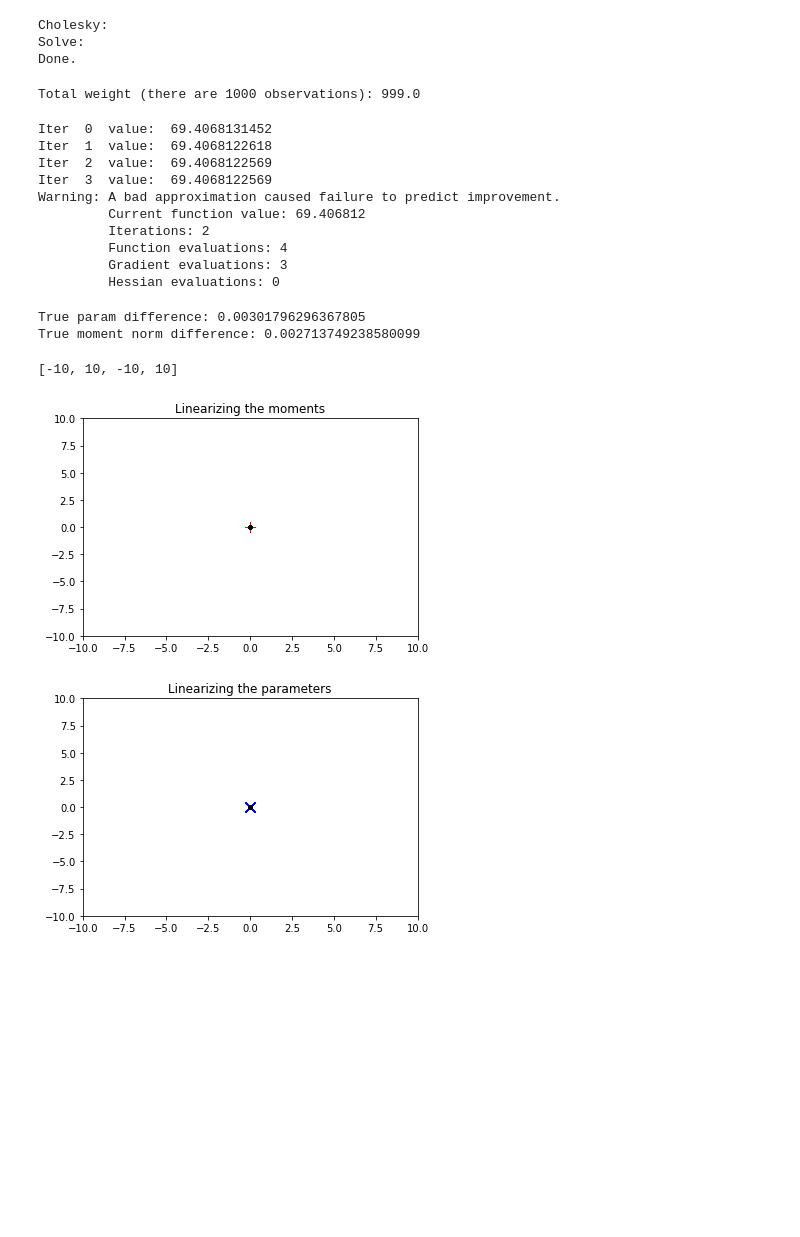
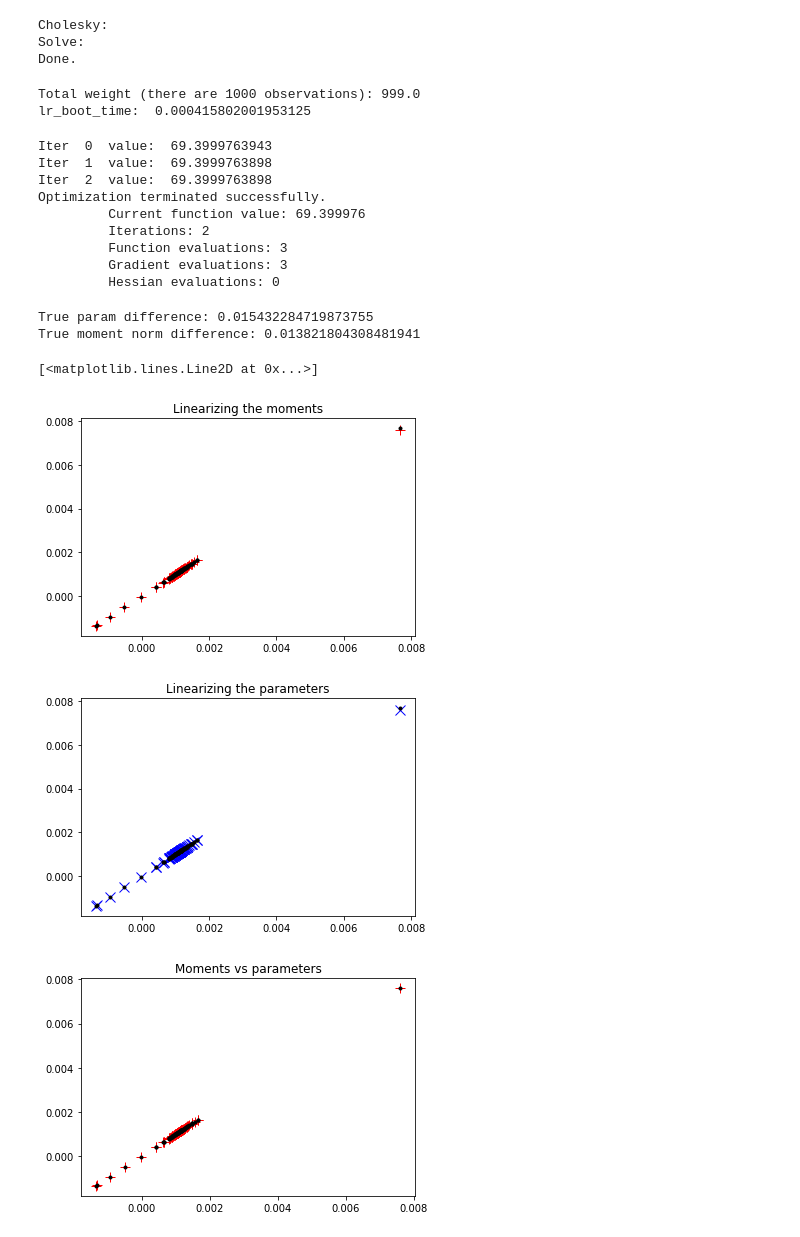
Before and after one commit to rgiordan/LinearResponseVariationalBayes.py, a Jupyter notebook: Models/LogisticGLMM/BootstrapLogisticGLMM.ipynb, the cells around one changed output. Saved outputs shown, nothing was run; the diff lists cells and outputs as text; code cells hidden in the pictures; blank space fills up the shorter version.

```diff
--- a/Models/LogisticGLMM/BootstrapLogisticGLMM.ipynb
+++ b/Models/LogisticGLMM/BootstrapLogisticGLMM.ipynb
@@ -283,8 +283,11 @@ else:
 
 print('Total weight (there are {} observations): {}'.format(NObs, np.sum(boot_draw)))
 
+lr_boot_time = time.time()
 lr_param_diff = param_boot_mat * (np.squeeze(boot_draw) - 1.0)
+lr_boot_time = time.time() - lr_boot_time
 
+print('lr_boot_time: ', lr_boot_time)
 # Optionally, try taking a Newton step using the Hessian.
 # model_weight_grad = glmm_bootstrap_object.get_model_weight_grad(
 #     base_free_par + lr_param_diff, boot_draw)
@@ -294,23 +297,23 @@ lr_param_diff = param_boot_mat * (np.squeeze(boot_draw) - 1.0)
 # print(np.max(np.abs(boot_newton_step)))
 # %% [output]
 Total weight (there are 1000 observations): 999.0
+lr_boot_time:  0.000415802001953125
 # %%
 #preconditioner = sp.sparse.diags([1 / np.sqrt(kl_hess.diagonal())], [0])
-# cond_init = sp.sparse.linalg.spsolve(preconditioner, base_free_par + lr_param_diff)
-cond_init = sp.sparse.linalg.spsolve(preconditioner, base_free_par)
+cond_init = sp.sparse.linalg.spsolve(preconditioner, base_free_par + lr_param_diff)
+# cond_init = sp.sparse.linalg.spsolve(preconditioner, base_free_par)
 
 glmm_par_opt_boot = glmm_bootstrap_object.optimize_with_weights(
     preconditioner=preconditioner,
     init_par=cond_init, weights=boot_draw, gtol=1e-8)
 boot_free_par = model.objective.uncondition_x(glmm_par_opt_boot.x)
 # %% [output]
-Iter  0  value:  69.4068131452
-Iter  1  value:  69.4068122618
-Iter  2  value:  69.4068122569
-Iter  3  value:  69.4068122569
-Warning: A bad approximation caused failure to predict improvement.
-         Current function value: 69.406812
+Iter  0  value:  69.3999763943
+Iter  1  value:  69.3999763898
+Iter  2  value:  69.3999763898
+Optimization terminated successfully.
+         Current function value: 69.399976
          Iterations: 2
-         Function evaluations: 4
+         Function evaluations: 3
          Gradient evaluations: 3
          Hessian evaluations: 0
@@ -345,35 +321,42 @@ if False:
 # The actual change in the moment vectors.
 moment_vec = moment_wrapper.get_moment_vector_from_free(base_free_par)
 moment_vec_boot = moment_wrapper.get_moment_vector_from_free(boot_free_par)
 true_moment_diff = moment_vec_boot - moment_vec
 print('True param difference: {}'.format(np.linalg.norm(base_free_par- boot_free_par)))
 print('True moment norm difference: {}'.format(np.linalg.norm(true_moment_diff)))
 
 # Use the linear approximation for the parameters, not the moments.
 moment_pred_from_params = \
     moment_wrapper.get_moment_vector_from_free(base_free_par + lr_param_diff)
 moment_pred_from_params_diff = moment_pred_from_params - moment_vec
 
 # The difference based on a linear approximation to the moments.
 # lr_moment_diff = \
 #     moment_jac_sp * (param_boot_mat * (np.squeeze(boot_draw) - 1.0))
 moment_pred_from_moments_diff = moment_jac_sp * lr_param_diff
 
 
 plt.figure()
 plt.title('Linearizing the moments')
 plt.plot(true_moment_diff, moment_pred_from_moments_diff, 'r+', markersize=10)
 plt.plot(true_moment_diff, true_moment_diff, 'k.')
 #plt.axis([-10, 10, -10, 10])
 
 plt.figure()
 plt.title('Linearizing the parameters')
 plt.plot(true_moment_diff, moment_pred_from_params_diff, 'bx', markersize=10)
 plt.plot(true_moment_diff, true_moment_diff, 'k.')
 #plt.axis([-10, 10, -10, 10])
+
+plt.figure()
+plt.title('Moments vs parameters')
+plt.plot(moment_pred_from_params_diff, moment_pred_from_moments_diff, 'r+', markersize=10)
+plt.plot(moment_pred_from_params_diff, moment_pred_from_params_diff, 'k.')
+#plt.axis([-10, 10, -10, 10])
 # %% [output]
-True param difference: 0.00301796296367805
-True moment norm difference: 0.002713749238580099
+True param difference: 0.015432284719873755
+True moment norm difference: 0.013821804308481941
-[-10, 10, -10, 10]
+[<matplotlib.lines.Line2D at 0x...>]
-[figure, old version]
+[figure, new version]
-[figure, old version]
+[figure, new version]
+[figure, added]
```
Also changed, not shown: parts of 2 cells of this notebook.
